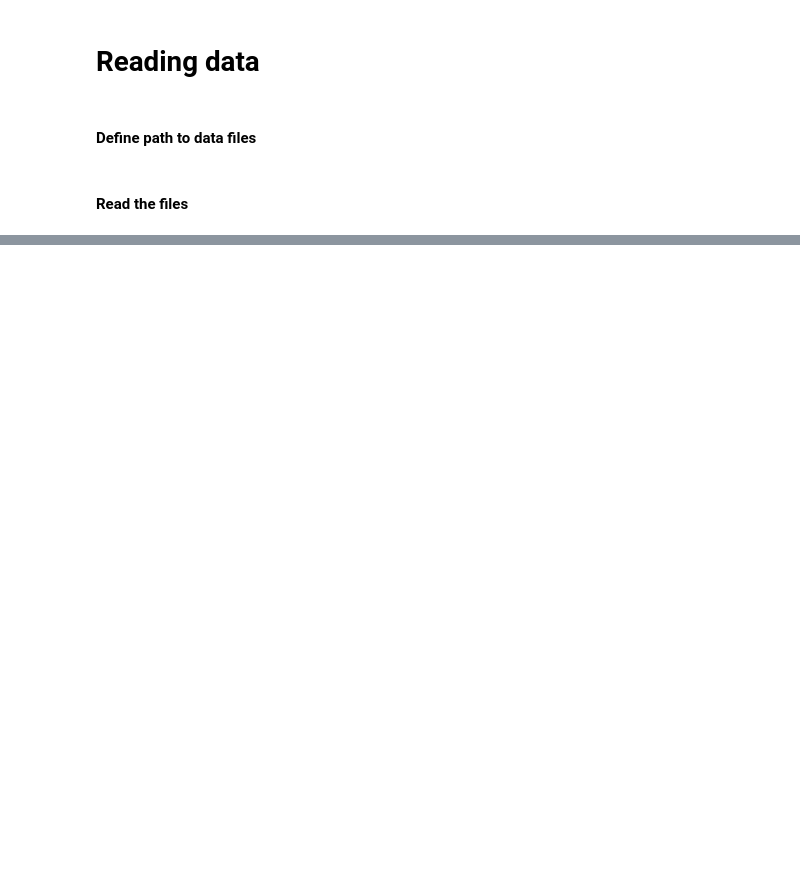
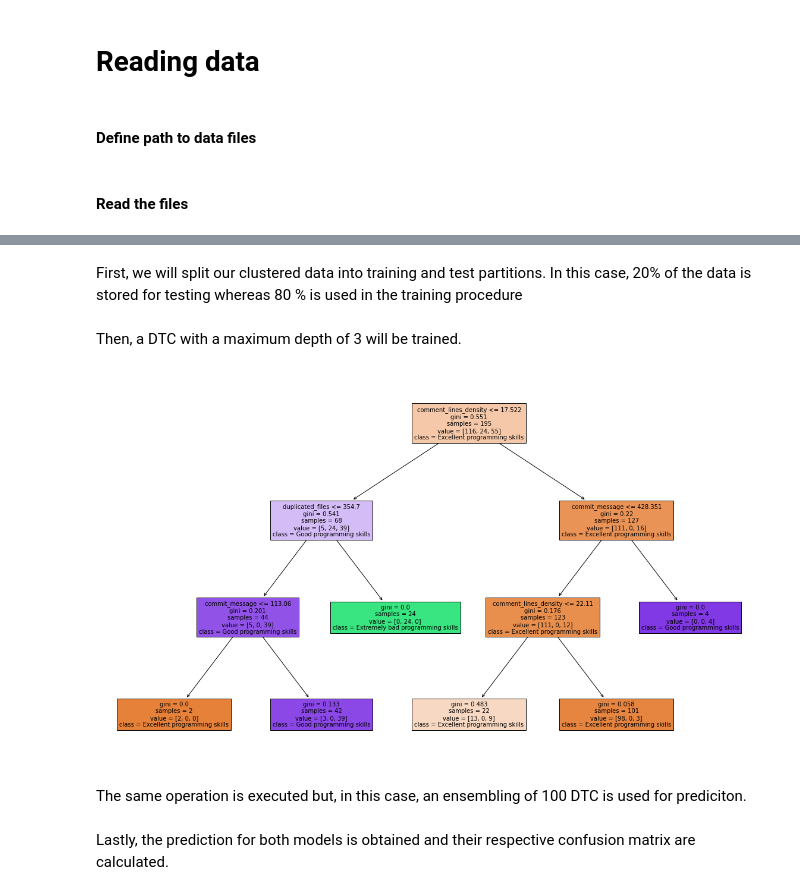
Before and after one commit to Vinomo4/SWTech, a Jupyter notebook: notebooks/Decision Tree Classifier.ipynb, the cells around one changed output, grey strips where cells are left out. Drawn from its saved outputs; the diff is of its cells as text; code cells hidden in the pictures; blank space fills up the shorter version.

Commit message:
Moved classifiers functions to external file

```diff
--- a/notebooks/Decision Tree Classifier.ipynb
+++ b/notebooks/Decision Tree Classifier.ipynb
@@ -50,30 +37,0 @@ data = clustered_data.iloc[:,2:len(clustered_data.columns)]
-# %%
-def train_decision_tree(path,data,depth = 3):
-    '''
-    Objective:
-        - Delete all NA's from the dataframe passed
-    Input:
-        - data : Dataframe that contains the values for the tree generation.
-        - depth : Maximum depth of the classifier.
-
-    Output:
-        - Trained Decision Tree Classifier.
-    '''
-    # Splitting the data into training and test.
-    X_train, X_test, Y_train, Y_test = train_test_split(data.drop(labels = "clusters",axis =1), data['clusters'], random_state=0)
-    # Trying the decission tree classifer.
-    dtc = DecisionTreeClassifier(max_depth = depth, random_state = 0)
-    dtc.fit(X_train, Y_train)
-    # An image of the DTC indicating the decision threshold is stored.
-    fn=X_train.columns
-    cn= sorted(Y_train.unique())
-    plt.figure(figsize=(20,12))
-    tree.plot_tree(dtc,
-                   feature_names = fn,
-                   class_names=cn,
-                   filled = True,
-                   fontsize=10);
-    if not os.path.isdir(path):
-        os.makedirs(path)
-    plt.savefig(path+'Decision_tree.png')
-    return dtc
@@ -104,0 +38,16 @@ def generate_confusion_heatmap(pred,gt):
+# %%
+# Droping undesired columns
+data = clustered_data.drop(["author", "quality_rating"],axis = 1)
+# %% [markdown]
+First, we will split our clustered data into training and test partitions. In this case, 20% of the data is stored for testing whereas 80 % is used in the training procedure
+# %%
+X_train, X_test, Y_train, Y_test = split_data(data,0.2)
+# %% [markdown]
+Then, a DTC with a maximum depth of 3 will be trained.
+# %%
+# Creating the decision tree classifier.
+dtc = train_decision_tree([X_train,Y_train])
+# %% [output]
+[figure, added]
+# %% [markdown]
+The same operation is executed but, in this case, an ensembling of 100 DTC is used for prediciton.
@@ -104,0 +56,2 @@ def generate_confusion_heatmap(pred,gt):
+# %% [markdown]
+Lastly, the prediction for both models is obtained and their respective confusion matrix are calculated.
```
Also changed, not shown: parts of 9 cells of this notebook, 7 other files.
